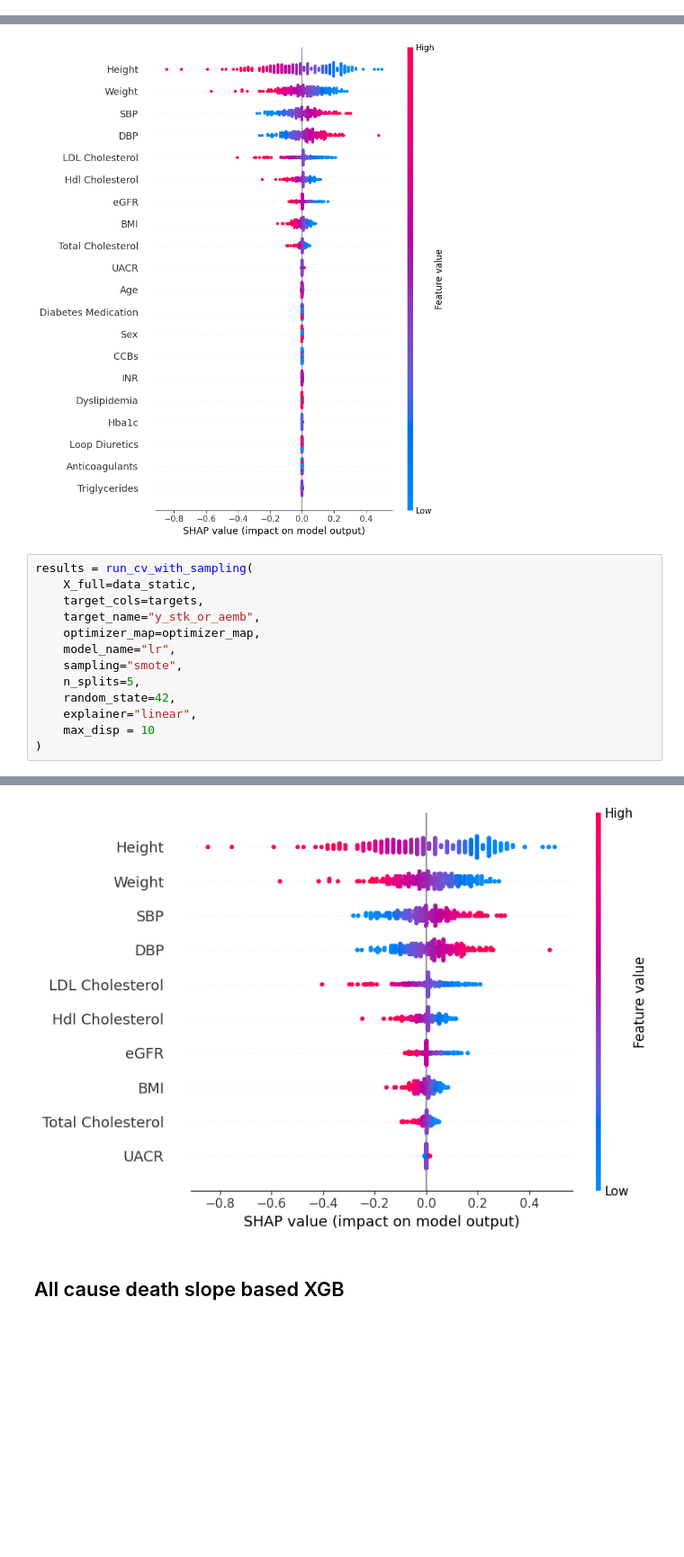
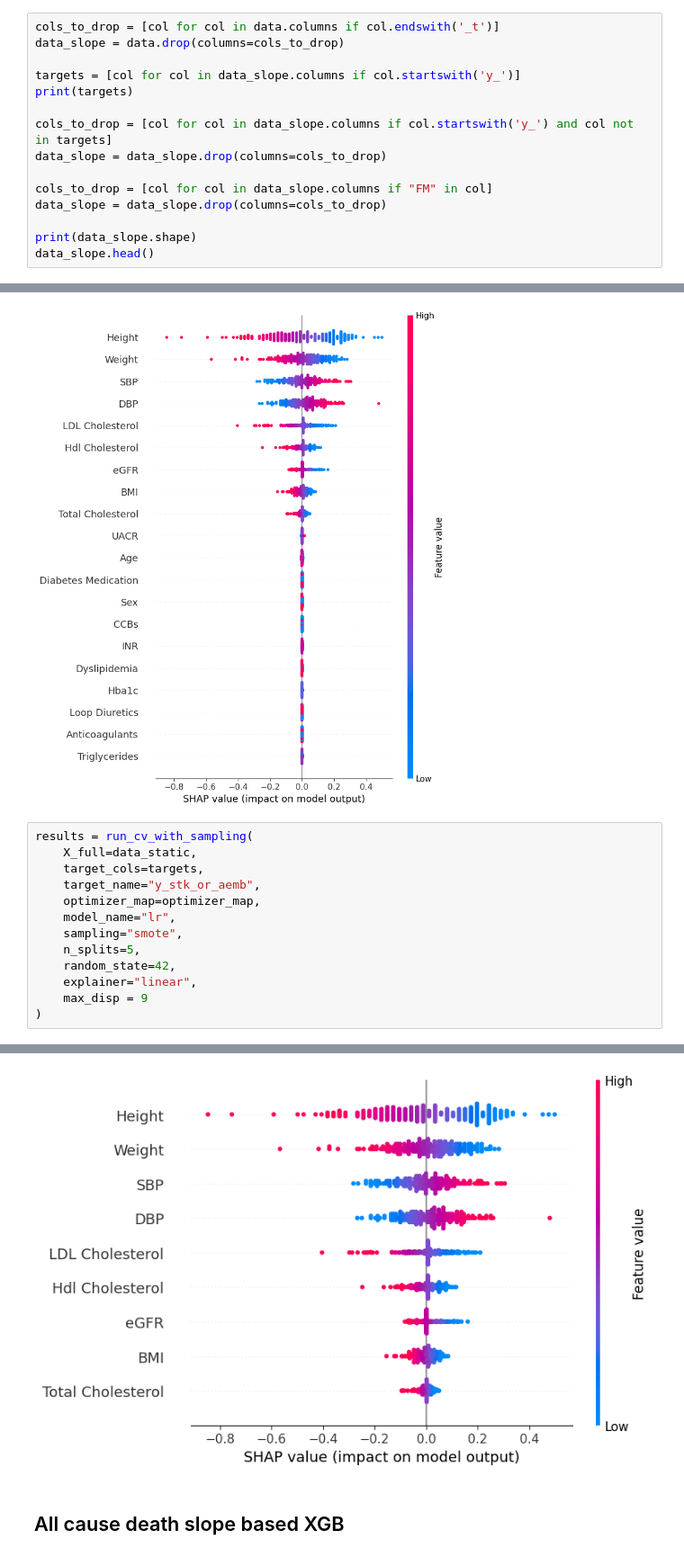
Before and after one commit to rique-git/Thesis-MEIC-IST, a Jupyter notebook: notebooks/44. Feature importances.ipynb, the cells around one changed output, grey strips where cells are left out. Shown at 90% size. Cells and saved outputs as stored; diff of their text form; blank space fills up the shorter version.

```diff
--- a/notebooks/44. Feature importances.ipynb
+++ b/notebooks/44. Feature importances.ipynb
@@ -79,3 +79,18 @@ data_static.head()
 | 3 | 6.26 | 21.3 | 0 | 0 | 0 | 0 | 1.56 | 63.0 | ... |
 | 4 | 5.90 | 37.8 | 1 | 0 | 1 | 0 | 0.64 | 98.0 | ... |
 5 rows × 72 columns
+# %%
+cols_to_drop = [col for col in data.columns if col.endswith('_t')]
+data_slope = data.drop(columns=cols_to_drop)
+
+targets = [col for col in data_slope.columns if col.startswith('y_')]
+print(targets)
+
+cols_to_drop = [col for col in data_slope.columns if col.startswith('y_') and col not in targets]
+data_slope = data_slope.drop(columns=cols_to_drop)
+
+cols_to_drop = [col for col in data_slope.columns if "FM" in col]
+data_slope = data_slope.drop(columns=cols_to_drop)
+
+print(data_slope.shape)
+data_slope.head()
@@ -517,32 +542,32 @@ NNS: 33.932 ± 1.759
 # %%
 results = run_cv_with_sampling(
     X_full=data_static,
     target_cols=targets,
     target_name="y_stk_or_aemb",
     optimizer_map=optimizer_map,
     model_name="lr",
     sampling="smote",
     n_splits=5,
     random_state=42,
     explainer="linear",
-    max_disp = 10
+    max_disp = 9
 )
 # %% [output]
 === Technique: SMOTE ===
 {'fold': 1, 'accuracy': 0.523, 'precision': 0.031, 'sensitivity': 0.643, 'f1_score': 0.058, 'fbeta_2': 0.128, 'roc_auc': np.float64(0.616), 'NNS': 32.778, 'best_params': OrderedDict([('C', 0.000106025 ...
 {'fold': 2, 'accuracy': 0.497, 'precision': 0.029, 'sensitivity': 0.667, 'f1_score': 0.055, 'fbeta_2': 0.123, 'roc_auc': np.float64(0.608), 'NNS': 34.556, 'best_params': OrderedDict([('C', 0.0001), (' ...
 {'fold': 3, 'accuracy': 0.525, 'precision': 0.031, 'sensitivity': 0.667, 'f1_score': 0.059, 'fbeta_2': 0.129, 'roc_auc': np.float64(0.638), 'NNS': 32.611, 'best_params': OrderedDict([('C', 0.0001), (' ...
 {'fold': 4, 'accuracy': 0.516, 'precision': 0.027, 'sensitivity': 0.593, 'f1_score': 0.052, 'fbeta_2': 0.114, 'roc_auc': np.float64(0.584), 'NNS': 37.125, 'best_params': OrderedDict([('C', 0.000106025 ...
 {'fold': 5, 'accuracy': 0.551, 'precision': 0.031, 'sensitivity': 0.63, 'f1_score': 0.059, 'fbeta_2': 0.128, 'roc_auc': np.float64(0.579), 'NNS': 32.588, 'best_params': OrderedDict([('C', 0.0002124805 ...
 
 Mean scores across folds ( smote ):
 accuracy: 0.522 ± 0.017
 precision: 0.030 ± 0.001
 sensitivity: 0.640 ± 0.028
 f1_score: 0.056 ± 0.003
 fbeta_2: 0.125 ± 0.006
 roc_auc: 0.605 ± 0.022
 NNS: 33.932 ± 1.759
-[figure, old version]
+[figure, new version]
 # %% [markdown]
 ## All cause death slope based XGB
```
Also changed, not shown: parts of 5 cells of this notebook, 7 other files.
